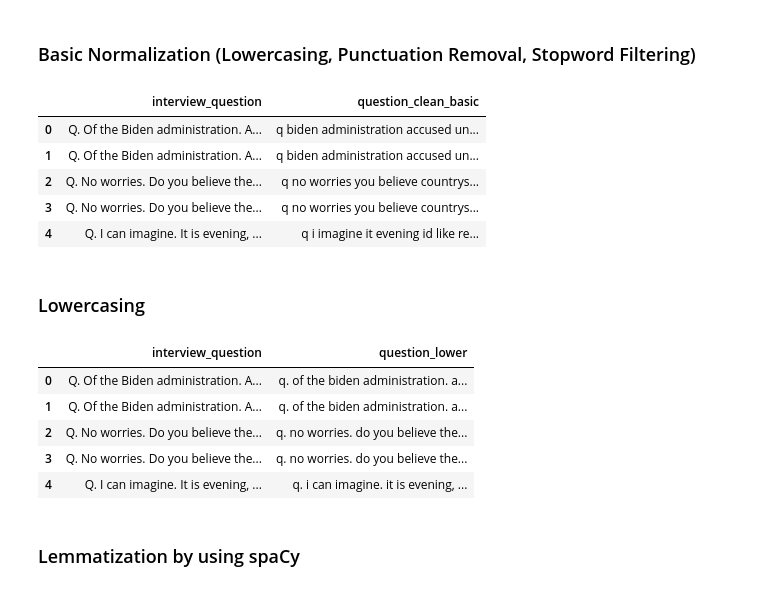
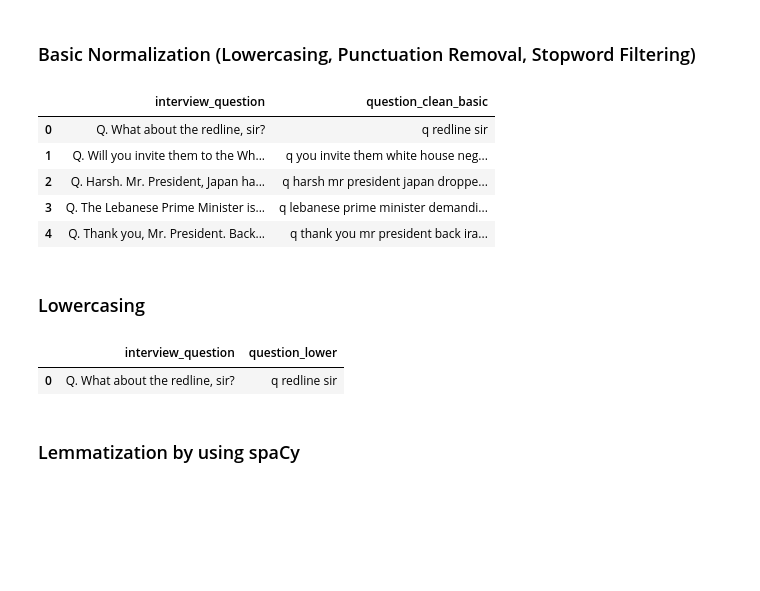
Before and after one commit to Akseldindisyan/CS445_CLARITY_Unmasking-Political-Question-Evasions, a Jupyter notebook: CS445.ipynb, the cells around one changed output. Cells and saved outputs as stored; diff of their text form; code cells hidden in the pictures; blank space fills up the shorter version.

Commit message:
NLP parallelization and applying preprocessşng on both training and test set

```diff
--- a/CS445.ipynb
+++ b/CS445.ipynb
@@ -644,45 +644,57 @@ def basic_clean(text):
 
     return " ".join(tokens)
 
+# 4) Apply to question and answer fields
+def apply_cleaning(df):
+    # Create copies to avoid SettingWithCopy warnings
+    df = df.copy()
+    df["question_clean_basic"] = df["interview_question"].apply(basic_clean)
+    df["answer_clean_basic"]   = df["interview_answer"].apply(basic_clean)
+    return df
 
-# 4) Apply to question and answer fields
-df_train["question_clean_basic"] = df_train["interview_question"].apply(basic_clean)
-df_train["answer_clean_basic"]   = df_train["interview_answer"].apply(basic_clean)
+# To use it on all training, validation and test set
+df_train = apply_cleaning(df_train)
+df_test = apply_cleaning(df_test)
+
 
 # 5) Inspect the output
 df_train[["interview_question", "question_clean_basic"]].head()
+df_test[["interview_question", "question_clean_basic"]].head()
 # %% [output]
 |  | interview_question | question_clean_basic |
-| 0 | Q. Of the Biden administration. A... | q biden administration accused un... |
-| 1 | Q. Of the Biden administration. A... | q biden administration accused un... |
-| 2 | Q. No worries. Do you believe the... | q no worries you believe countrys... |
-| 3 | Q. No worries. Do you believe the... | q no worries you believe countrys... |
-| 4 | Q. I can imagine. It is evening, ... | q i imagine it evening id like re... |
+| 0 | Q. What about the redline, sir? | q redline sir |
+| 1 | Q. Will you invite them to the Wh... | q you invite them white house neg... |
+| 2 | Q. Harsh. Mr. President, Japan ha... | q harsh mr president japan droppe... |
+| 3 | Q. The Lebanese Prime Minister is... | q lebanese prime minister demandi... |
+| 4 | Q. Thank you, Mr. President. Back... | q thank you mr president back ira... |
 # %% [markdown]
 ### Lowercasing
 # %%
 def to_lowercase(text):
     """
     Converts text to lowercase.
     Handles None / non-string values safely.
     """
     if not isinstance(text, str):
         return ""
     return text.lower()
 
+def apply_lowercase(df):
+    df = df.copy()
+    df["question_lower"] = df["question_clean_basic"].apply(to_lowercase)
+    df["answer_lower"]   = df["answer_clean_basic"].apply(to_lowercase)
+    return df
+
 # Apply to question and answer columns
-df_train["question_lower"] = df_train["interview_question"].apply(to_lowercase)
-df_train["answer_lower"]   = df_train["interview_answer"].apply(to_lowercase)
+df_train = apply_lowercase(df_train)
+df_test = apply_lowercase(df_test)
 
 # Preview
-df_train[["interview_question", "question_lower"]].head()
+df_train[["interview_question", "question_lower"]].head(1)
+df_test[["interview_question", "question_lower"]].head(1)
 # %% [output]
 |  | interview_question | question_lower |
-| 0 | Q. Of the Biden administration. A... | q. of the biden administration. a... |
-| 1 | Q. Of the Biden administration. A... | q. of the biden administration. a... |
-| 2 | Q. No worries. Do you believe the... | q. no worries. do you believe the... |
-| 3 | Q. No worries. Do you believe the... | q. no worries. do you believe the... |
-| 4 | Q. I can imagine. It is evening, ... | q. i can imagine. it is evening, ... |
+| 0 | Q. What about the redline, sir? | q redline sir |
 # %% [markdown]
 ### Lemmatization by using spaCy
 # %%
```
Also changed, not shown: parts of 10 cells of this notebook.
